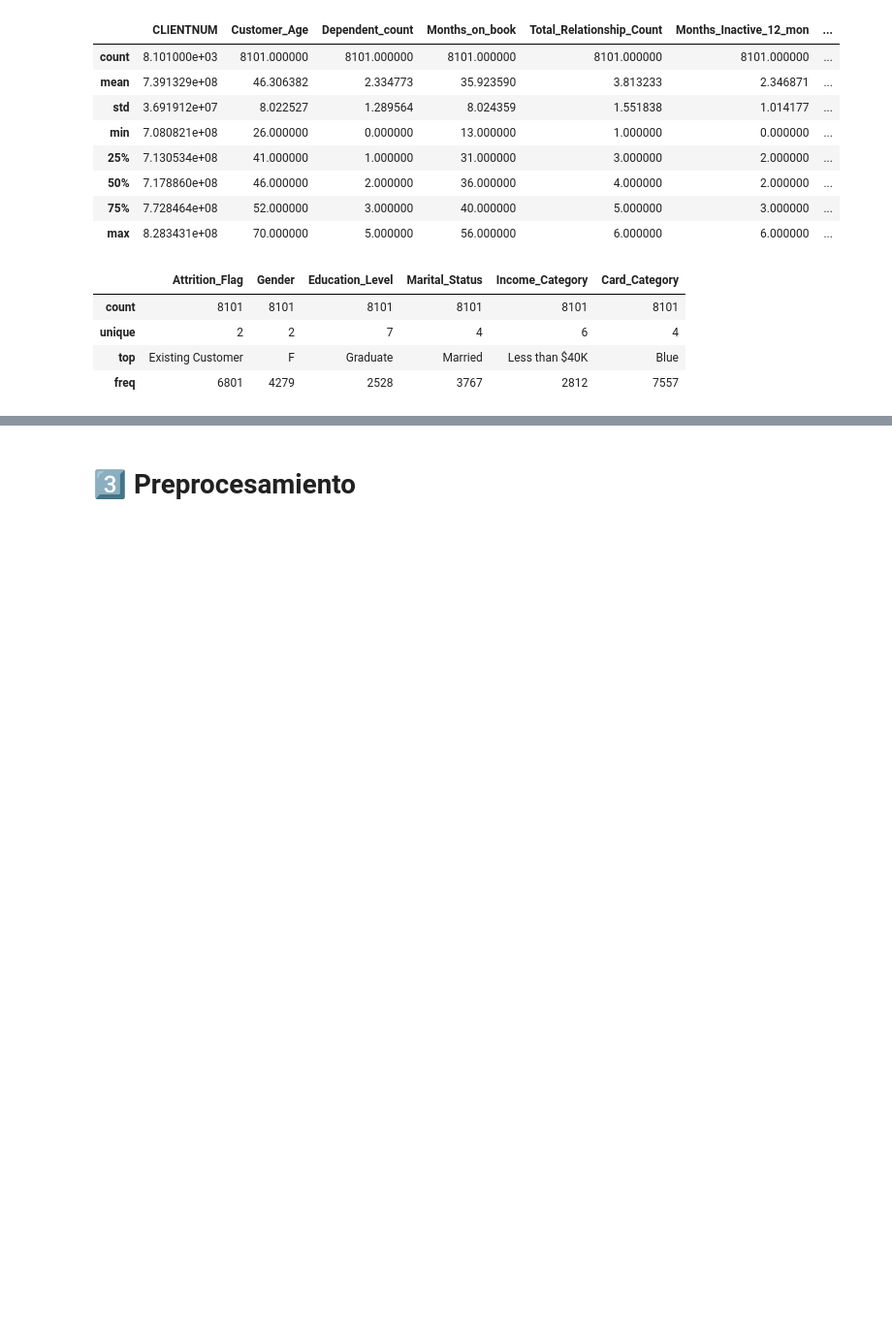
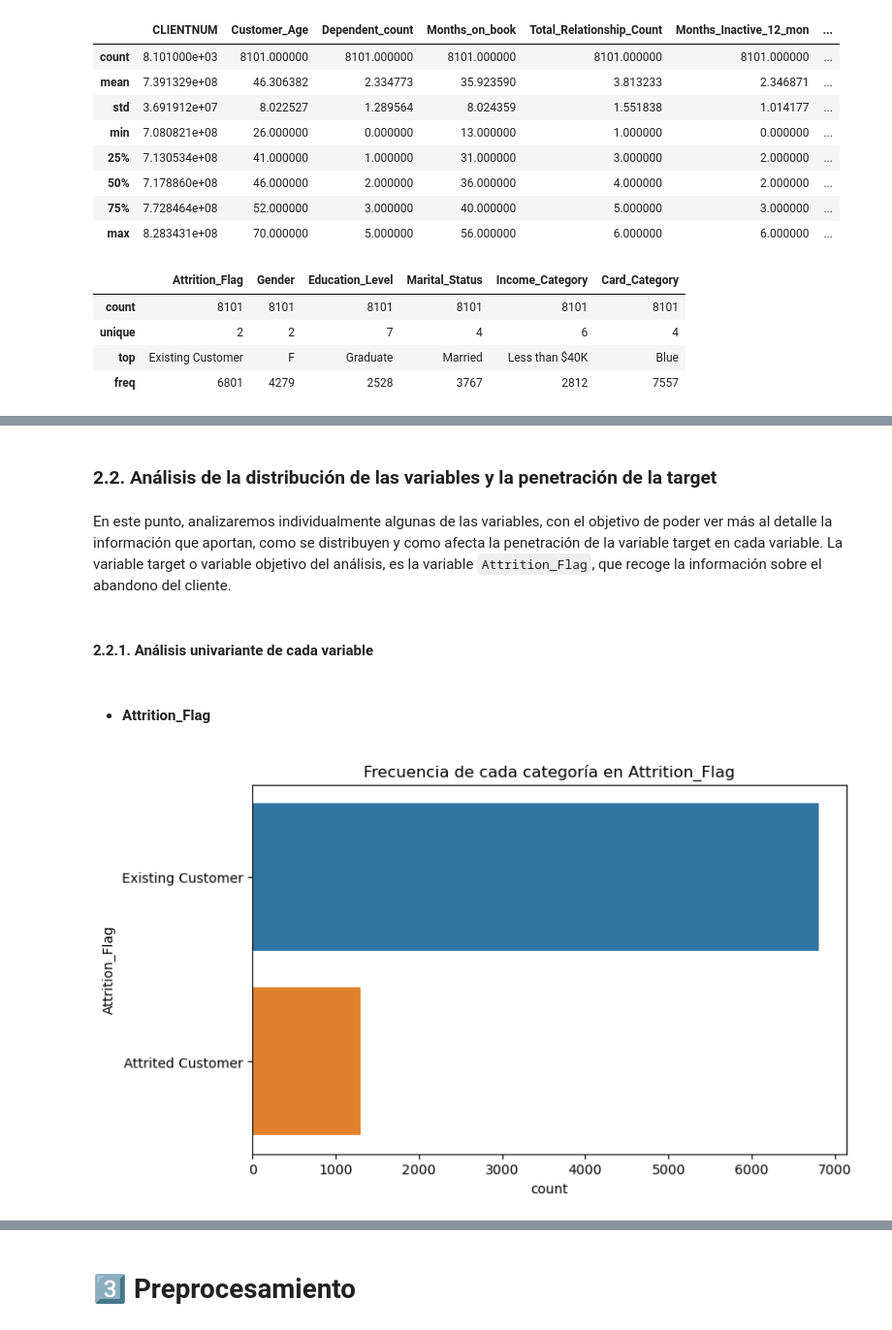
Before and after one commit to bxrjamt/Bank_Customer_Churn, a Jupyter notebook: notebooks/customer_retention_analysis.ipynb, the cells around one changed output, grey strips where cells are left out. Shown at 97% size. Cells and saved outputs as stored; diff of their text form; code cells hidden in the pictures; blank space fills up the shorter version.

```diff
--- a/notebooks/customer_retention_analysis.ipynb
+++ b/notebooks/customer_retention_analysis.ipynb
@@ -16,10 +14,10 @@ Introduce tu clave de OpenAI: sk-proj-wDmSa8h-VfyZWK8fxC-dAbFJkFkJlcQWXfX-xlzP7n
 # %% [markdown]
 # 1️⃣ **Cargar datos y separar train-test**
 # %%
-# Cargar el dataset
-df = pd.read_csv('/content/sample_data/BankChurners.csv')
+# Cargamos el dataset
+df = pd.read_csv('../data/raw/BankChurners.csv')
 
-# Mostrar las primeras 5 filas para ver la estructura
+# Mostramos las primeras 5 filas para ver la estructura
 df.head()
 # %% [output]
 |  | CLIENTNUM | Attrition_Flag | Customer_Age | Gender | Dependent_count | Education_Level | Marital_Status | ... |
@@ -347,0 +161,6 @@ Passing `palette` without assigning `hue` is deprecated and will be removed in v
+# %% [markdown]
+### **2.2. Análisis de la distribución de las variables y la penetración de la target**
+# %% [markdown]
+En este punto, analizaremos individualmente algunas de las variables, con el objetivo de poder ver más al detalle la información que aportan, como se distribuyen y como afecta la penetración de la variable target en cada variable. La variable target o variable objetivo del análisis, es la variable `Attrition_Flag`, que recoge la información sobre el abandono del cliente.
+# %% [markdown]
+#### **2.2.1. Análisis univariante de cada variable**
@@ -347,0 +199,7 @@ Passing `palette` without assigning `hue` is deprecated and will be removed in v
+# %% [markdown]
+- #### **Attrition_Flag**
+# %%
+# Análisis univariante de la variable objetivo 'Attrition_Flag'
+univariate_analysis(train_X, 'Attrition_Flag')
+# %% [output]
+[figure, added]
```
Also changed, not shown: parts of 269 cells of this notebook, 11 other files.
